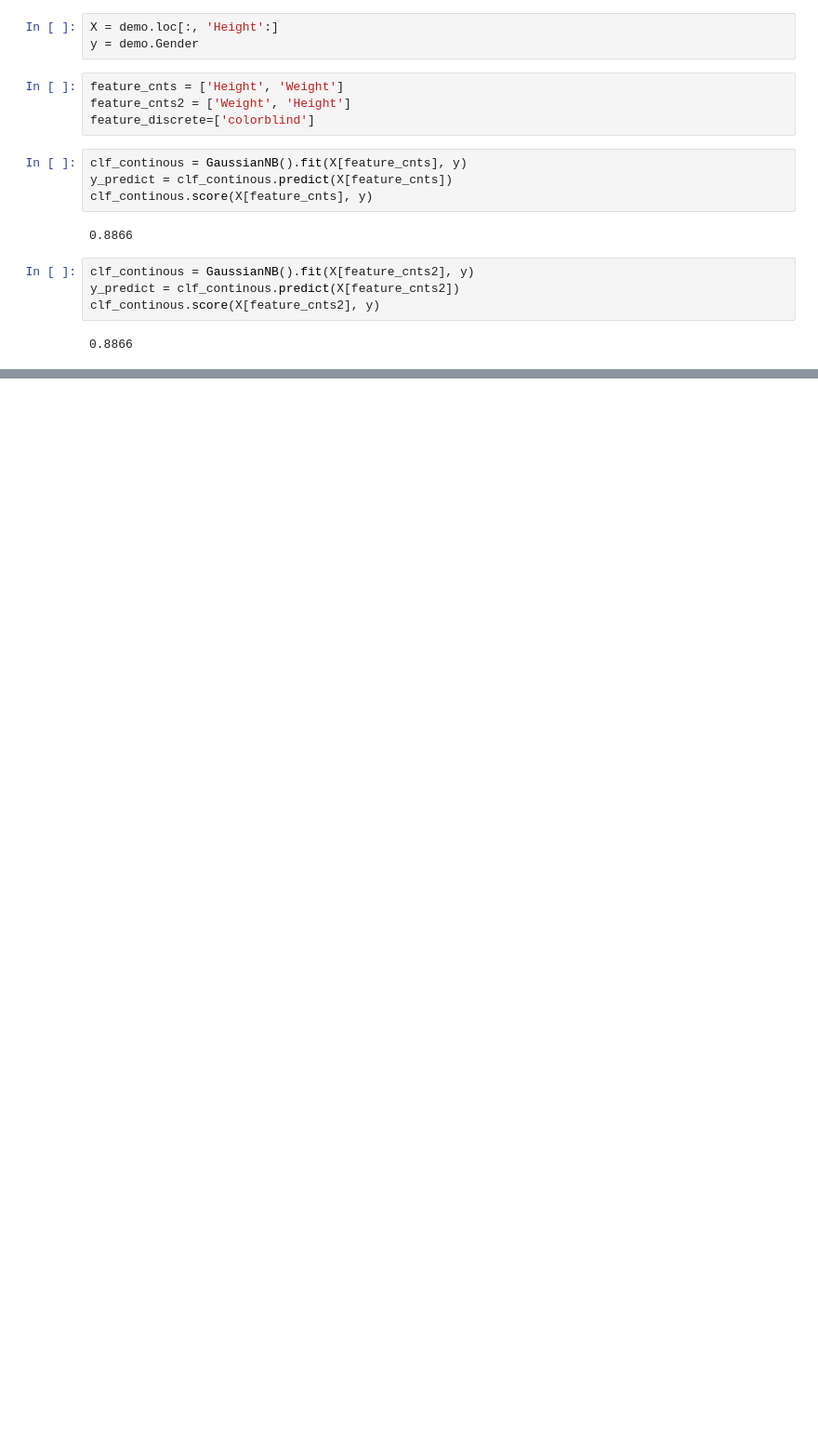
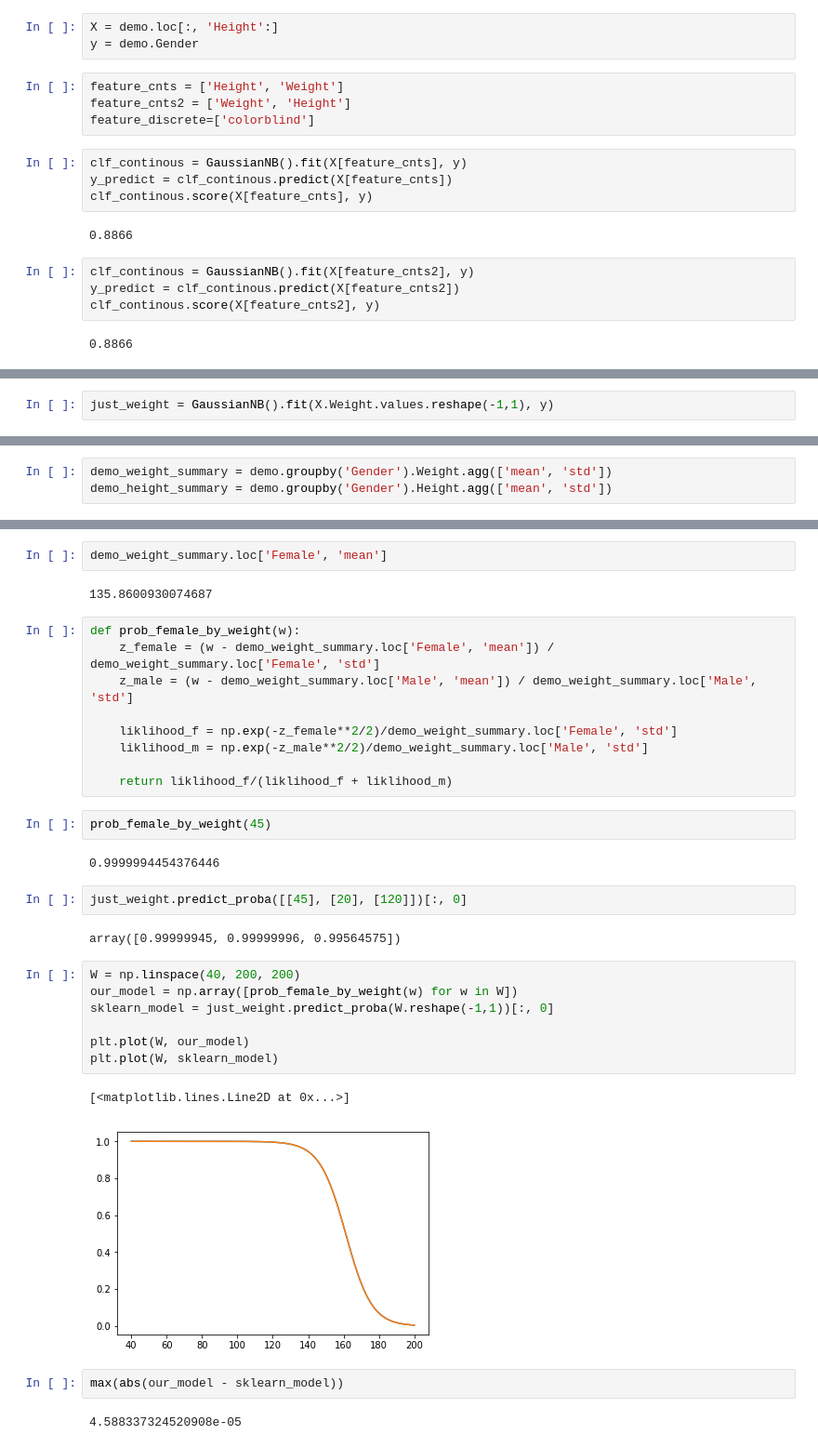
Before and after one commit to kiwidamien/naive_bayes, a Jupyter notebook: NaiveBayes.ipynb, the cells around one changed output, grey strips where cells are left out. Shown at 93% size. Drawn from its saved outputs; the diff is of its cells as text; blank space fills up the shorter version.

```diff
--- a/NaiveBayes.ipynb
+++ b/NaiveBayes.ipynb
@@ -77,0 +101,2 @@ clf_discrete.score(X[feature_discrete], y)
+# %%
+just_weight = GaussianNB().fit(X.Weight.values.reshape(-1,1), y)
@@ -77,0 +124,3 @@ clf_discrete.score(X[feature_discrete], y)
+# %%
+demo_weight_summary = demo.groupby('Gender').Weight.agg(['mean', 'std'])
+demo_height_summary = demo.groupby('Gender').Height.agg(['mean', 'std'])
@@ -77,0 +134,35 @@ clf_discrete.score(X[feature_discrete], y)
+# %%
+demo_weight_summary.loc['Female', 'mean']
+# %% [output]
+135.8600930074687
+# %%
+def prob_female_by_weight(w):
+    z_female = (w - demo_weight_summary.loc['Female', 'mean']) / demo_weight_summary.loc['Female', 'std']
+    z_male = (w - demo_weight_summary.loc['Male', 'mean']) / demo_weight_summary.loc['Male', 'std']
+
+    liklihood_f = np.exp(-z_female**2/2)/demo_weight_summary.loc['Female', 'std']
+    liklihood_m = np.exp(-z_male**2/2)/demo_weight_summary.loc['Male', 'std']
+
+    return liklihood_f/(liklihood_f + liklihood_m)
+# %%
+prob_female_by_weight(45)
+# %% [output]
+0.9999994454376446
+# %%
+just_weight.predict_proba([[45], [20], [120]])[:, 0]
+# %% [output]
+array([0.99999945, 0.99999996, 0.99564575])
+# %%
+W = np.linspace(40, 200, 200)
+our_model = np.array([prob_female_by_weight(w) for w in W])
+sklearn_model = just_weight.predict_proba(W.reshape(-1,1))[:, 0]
+
+plt.plot(W, our_model)
+plt.plot(W, sklearn_model)
+# %% [output]
+[<matplotlib.lines.Line2D at 0x...>]
+[figure, added]
+# %%
+max(abs(our_model - sklearn_model))
+# %% [output]
+4.588337324520908e-05
```
Also changed, not shown: parts of 28 cells of this notebook.
